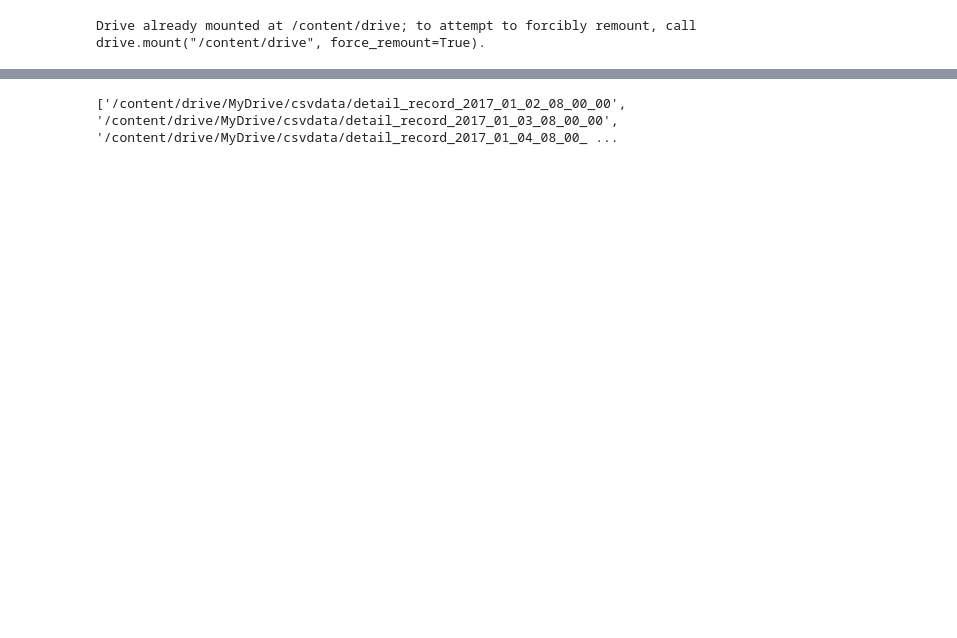
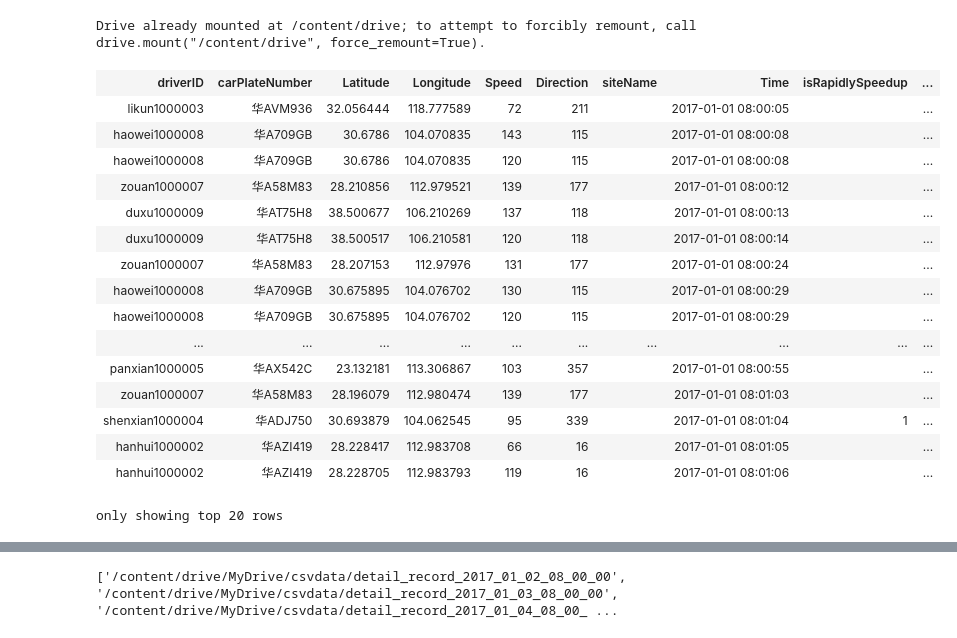
Before and after one commit to CSW0126/COMP4442_Group_Project-Drive-behavior-and-monitoring-application, a Jupyter notebook: DB/spark_colab.ipynb, the cells around one changed output, grey strips where cells are left out. Drawn from its saved outputs; the diff is of its cells as text; code cells hidden in the pictures; blank space fills up the shorter version.

```diff
--- a/DB/spark_colab.ipynb
+++ b/DB/spark_colab.ipynb
@@ -20,3 +24,52 @@ from google.colab import drive
 drive.mount('/content/drive')
 # %% [output]
 Drive already mounted at /content/drive; to attempt to forcibly remount, call drive.mount("/content/drive", force_remount=True).
+# %%
+#TEST code
+from pyspark import SparkContext, SQLContext, Row
+from pyspark.sql.types import *
+from pyspark.sql.functions import lit
+sqlContext = SQLContext(sc)
+#put data in a folder call csvdata
+input = "/content/drive/MyDrive/csvdata/detail_record_2017_01_02_08_00_00"
+text_file = sc.textFile(input)
+# %%
+#TEST code
+counts = text_file.map(lambda line: line.split(",")).filter(lambda line: len(line)>8)
+column_data = counts.map(lambda p: Row(p[0], p[1], p[2], p[3], p[4], \
+                      p[5], p[6], p[7], p[8], p[9] , \
+                      p[10], p[11], p[12], p[13], p[14], \
+                      p[15], p[16], p[17], p[18]))
+
+column_name = "driverID,carPlateNumber,Latitude,Longitude,Speed,Direction,siteName,Time,isRapidlySpeedup,isRapidlySlowdown,isNeutralSlide,isNeutralSlideFinished,neutralSlideTime,isOverspeed,isOverspeedFinished,overspeedTime,isFatigueDriving,isHthrottleStop,isOilLeak"
+sql = "SELECT first(recordID),first(driverID),first(carPlateNumber),first(Time) \
+                              as recordDAY,HOUR(Time) as recordHOUR,\
+                              sum(isRapidlySpeedup),sum(isRapidlySlowdown),sum(isNeutralSlide),sum(isNeutralSlideFinished),\
+                              sum(neutralSlideTime),sum(isOverspeed),sum(isOverspeedFinished),sum(overspeedTime),sum(isFatigueDriving),\
+                              sum(isHthrottleStop),sum(isOilLeak) \
+                              FROM summary \
+                              GROUP BY driverID,DAY(Time),HOUR(Time)"
+fields = [StructField(field_name, StringType(), True) for field_name in column_name.split(",")]
+schema = StructType(fields)
+# %%
+#TEST code
+dataframe = sqlContext.createDataFrame(column_data,schema)
+dataframe
+# %% [output]
+| driverID | carPlateNumber | Latitude | Longitude | Speed | Direction | siteName | Time | isRapidlySpeedup | ... |
+| likun1000003 | 华AVM936 | 32.056444 | 118.777589 | 72 | 211 |  | 2017-01-01 08:00:05 |  | ... |
+| haowei1000008 | 华A709GB | 30.6786 | 104.070835 | 143 | 115 |  | 2017-01-01 08:00:08 |  | ... |
+| haowei1000008 | 华A709GB | 30.6786 | 104.070835 | 120 | 115 |  | 2017-01-01 08:00:08 |  | ... |
+| zouan1000007 | 华A58M83 | 28.210856 | 112.979521 | 139 | 177 |  | 2017-01-01 08:00:12 |  | ... |
+| duxu1000009 | 华AT75H8 | 38.500677 | 106.210269 | 137 | 118 |  | 2017-01-01 08:00:13 |  | ... |
+| duxu1000009 | 华AT75H8 | 38.500517 | 106.210581 | 120 | 118 |  | 2017-01-01 08:00:14 |  | ... |
+| zouan1000007 | 华A58M83 | 28.207153 | 112.97976 | 131 | 177 |  | 2017-01-01 08:00:24 |  | ... |
+| haowei1000008 | 华A709GB | 30.675895 | 104.076702 | 130 | 115 |  | 2017-01-01 08:00:29 |  | ... |
+| haowei1000008 | 华A709GB | 30.675895 | 104.076702 | 120 | 115 |  | 2017-01-01 08:00:29 |  | ... |
+| ... | ... | ... | ... | ... | ... | ... | ... | ... | ... |
+| panxian1000005 | 华AX542C | 23.132181 | 113.306867 | 103 | 357 |  | 2017-01-01 08:00:55 |  | ... |
+| zouan1000007 | 华A58M83 | 28.196079 | 112.980474 | 139 | 177 |  | 2017-01-01 08:01:03 |  | ... |
+| shenxian1000004 | 华ADJ750 | 30.693879 | 104.062545 | 95 | 339 |  | 2017-01-01 08:01:04 | 1 | ... |
+| hanhui1000002 | 华AZI419 | 28.228417 | 112.983708 | 66 | 16 |  | 2017-01-01 08:01:05 |  | ... |
+| hanhui1000002 | 华AZI419 | 28.228705 | 112.983793 | 119 | 16 |  | 2017-01-01 08:01:06 |  | ... |
+only showing top 20 rows
```
Also changed, not shown: parts of 9 cells of this notebook.
